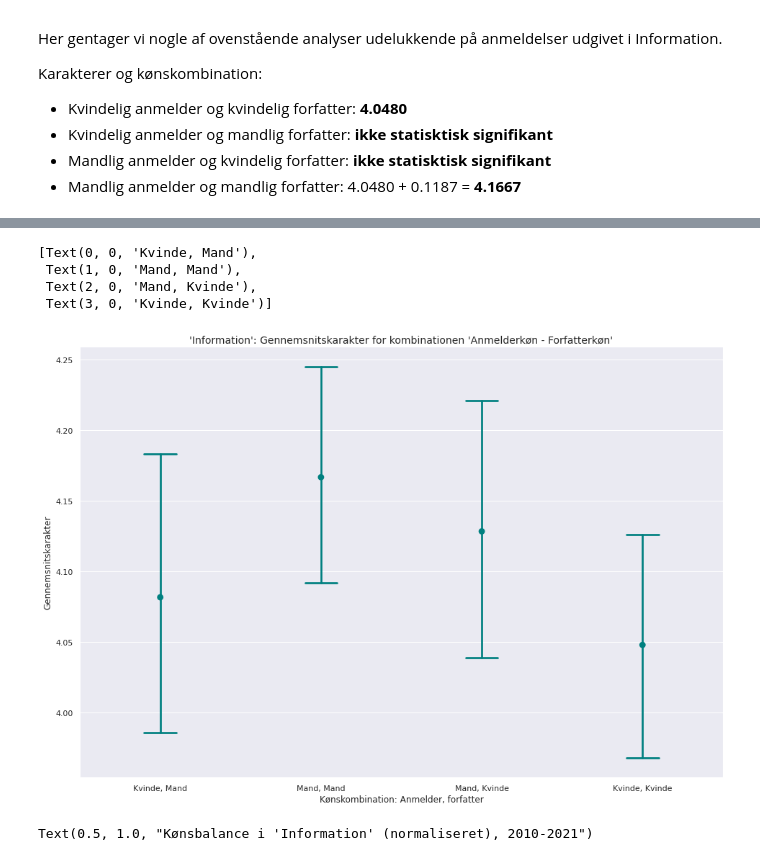
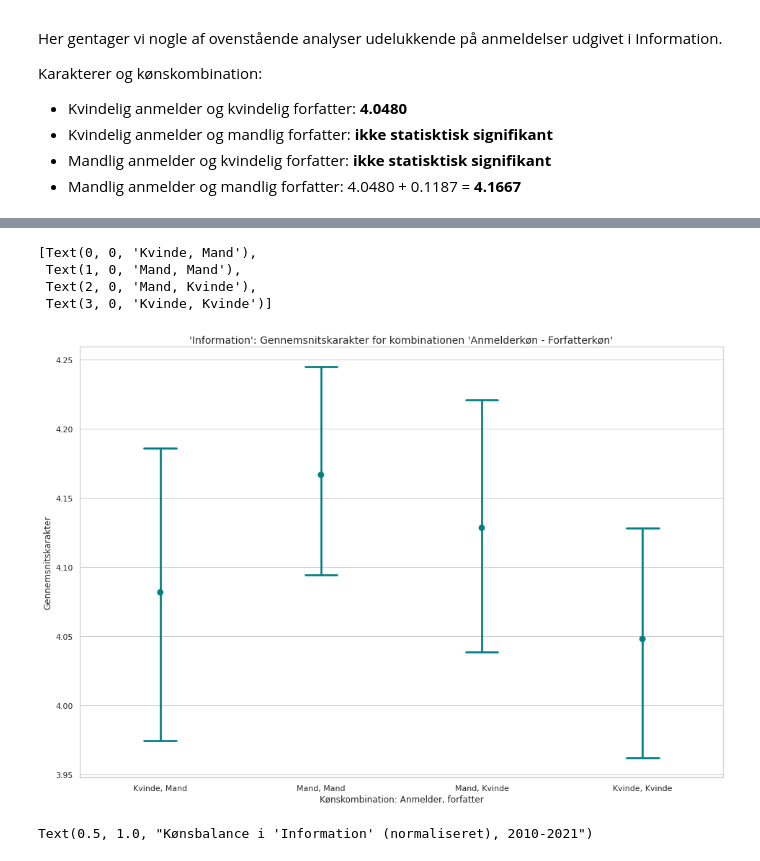
Before and after one commit to centre-for-humanities-computing/hvem-anmelder-hvem, a Jupyter notebook: newspaper_findings.ipynb, the cells around one changed output, grey strips where cells are left out. Saved outputs shown, nothing was run; the diff lists cells and outputs as text; code cells hidden in the pictures.

```diff
--- a/newspaper_findings.ipynb
+++ b/newspaper_findings.ipynb
@@ -265,21 +267,19 @@ OLS Regression Results
 Notes:
 [1] Standard Errors assume that the covariance matrix of the errors is correctly specified.
 # %%
-sns.set_theme(style="darkgrid")
-sns.set_palette("Dark2", 8, .75)
 ax = sns.pointplot(x="gender_combi", y="grades_transformed_6", data=df_inf, join=False, ci = 95,capsize=0.2, marker = 'o', color = 'teal')
 
 ax.figure.set_size_inches(16,11)
 ax.set_title("'Information': Gennemsnitskarakter for kombinationen 'Anmelderkøn - Forfatterkøn'",fontdict= { 'fontsize': 14, 'fontweight':'normal'})
 ax.set_ylabel('Gennemsnitskarakter')
 ax.set_xlabel('Kønskombination: Anmelder, forfatter')
 ax.set_xticklabels(['Kvinde, Mand','Mand, Mand','Mand, Kvinde','Kvinde, Kvinde'])
 # %% [output]
 [Text(0, 0, 'Kvinde, Mand'),
  Text(1, 0, 'Mand, Mand'),
  Text(2, 0, 'Mand, Kvinde'),
  Text(3, 0, 'Kvinde, Kvinde')]
-[figure, old version]
+[figure, new version]
 # %%
 grouped_inf = df_inf.groupby(['year','gender_combi']).size().unstack()
 normalized_inf = grouped_inf.div(grouped_inf.sum(axis=1),axis=0)
```
Also changed, not shown: parts of 9 cells of this notebook.
